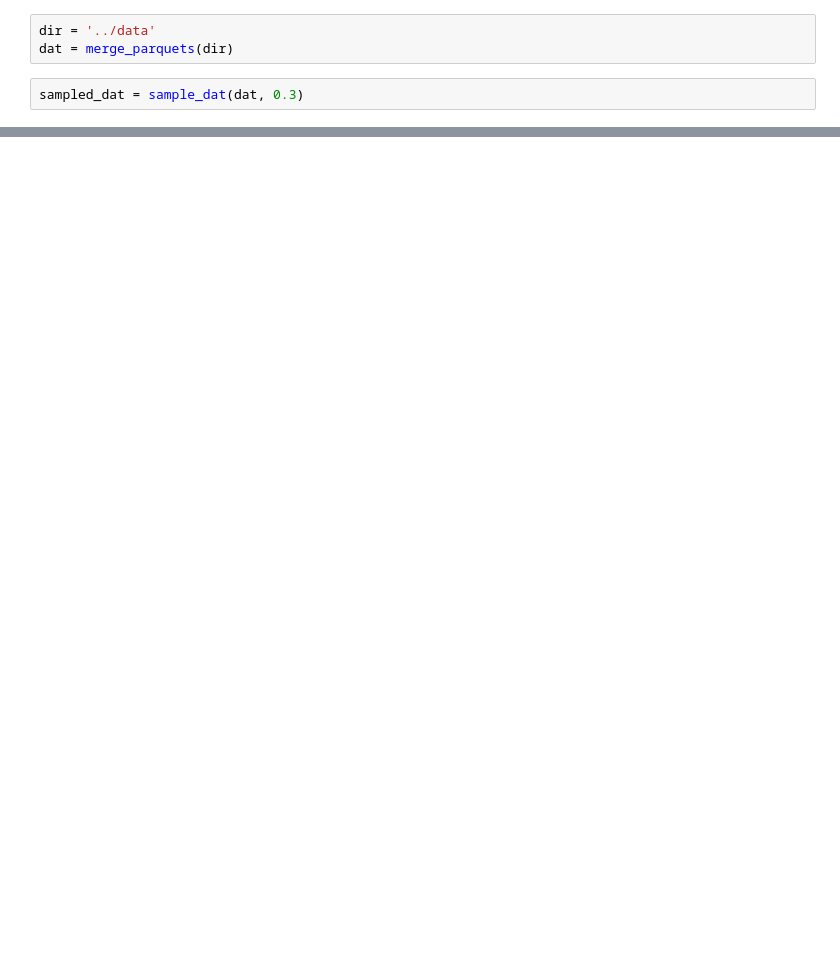
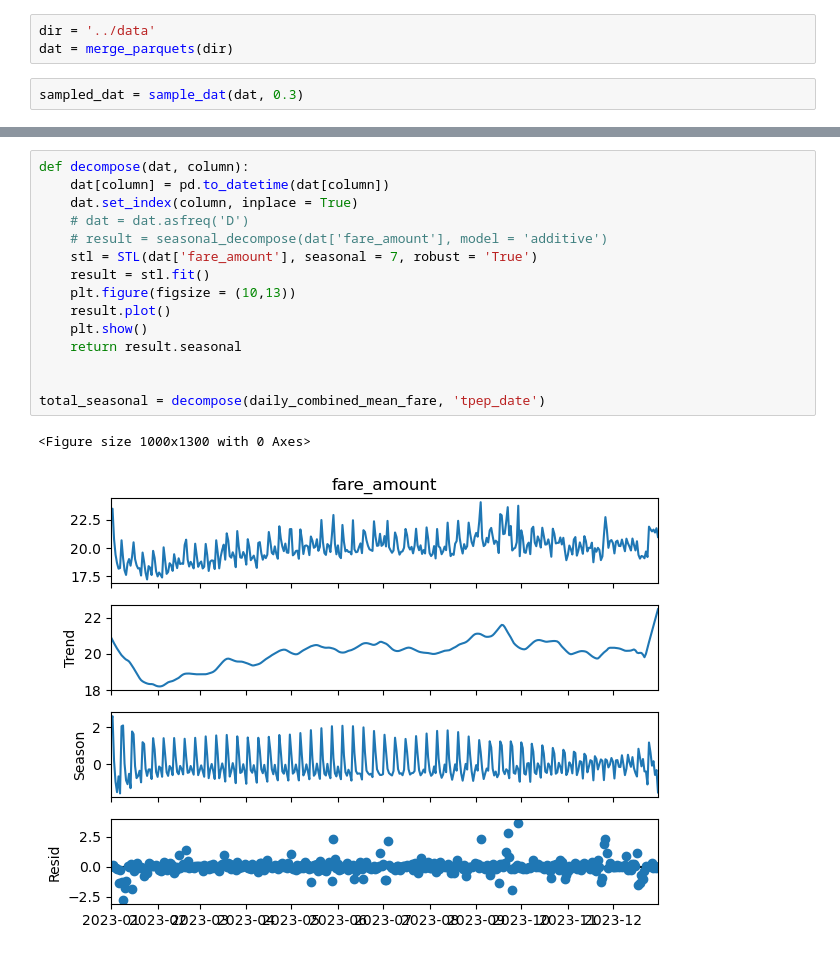
Before and after one commit to alexanderpegoto/DS1007_FinalProject, a Jupyter notebook: code/jiwoo_local.ipynb, the cells around one changed output, grey strips where cells are left out. Drawn from its saved outputs; the diff is of its cells as text; blank space fills up the shorter version.

```diff
--- a/code/jiwoo_local.ipynb
+++ b/code/jiwoo_local.ipynb
@@ -73,0 +148,18 @@ sampled_dat[list(sampled_dat.columns[:-1])]
+# %%
+def decompose(dat, column):
+    dat[column] = pd.to_datetime(dat[column])
+    dat.set_index(column, inplace = True)
+    # dat = dat.asfreq('D')
+    # result = seasonal_decompose(dat['fare_amount'], model = 'additive')
+    stl = STL(dat['fare_amount'], seasonal = 7, robust = 'True')
+    result = stl.fit()
+    plt.figure(figsize = (10,13))
+    result.plot()
+    plt.show()
+    return result.seasonal
+
+
+total_seasonal = decompose(daily_combined_mean_fare, 'tpep_date')
+# %% [output]
+<Figure size 1000x1300 with 0 Axes>
+[figure, added]
```
Also changed, not shown: parts of 17 cells of this notebook.
